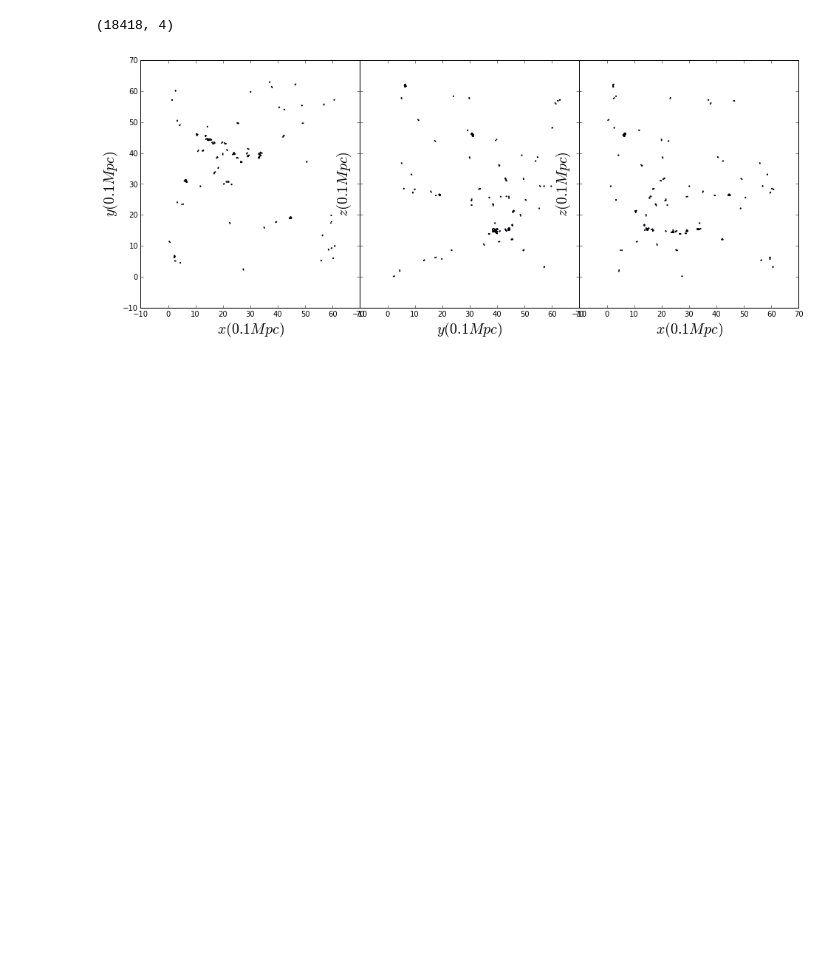
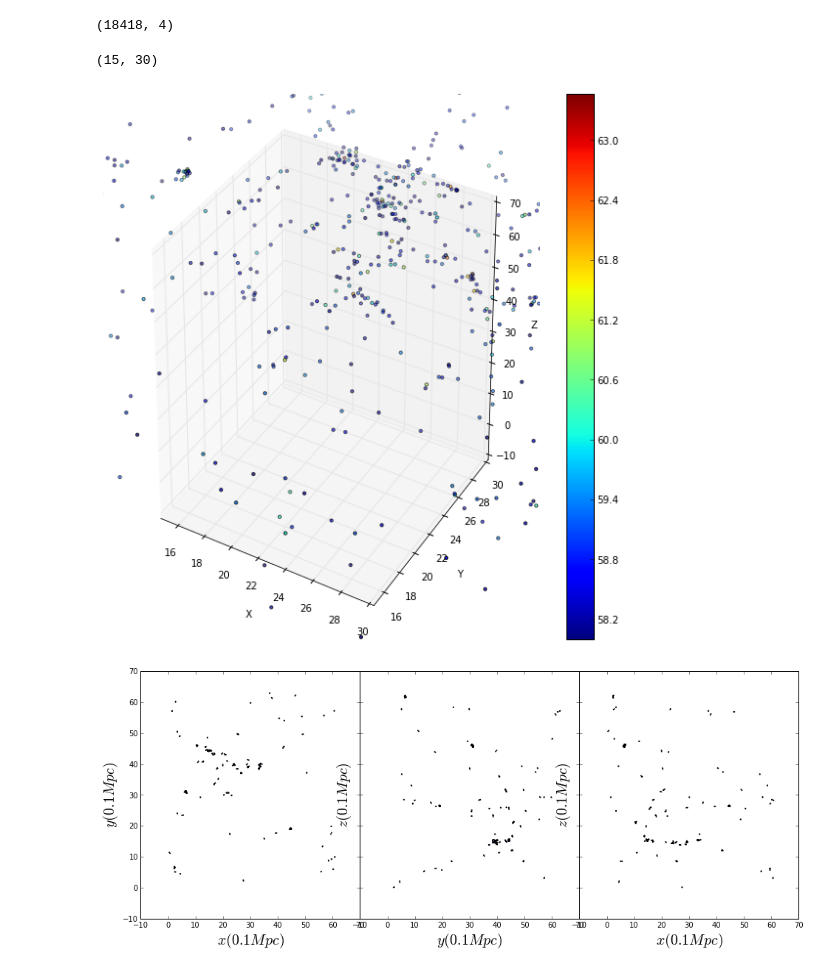
Before and after one commit to jngaravitoc/DwarfAssociations, a Jupyter notebook: code/associations.ipynb, the cells around one changed output. Cells and saved outputs as stored; diff of their text form; code cells hidden in the pictures; blank space fills up the shorter version.

```diff
--- a/code/associations.ipynb
+++ b/code/associations.ipynb
@@ -23,8 +21,23 @@ index = where(U>58)
 # %%
+index = where(U>58)
+
 x = x[index]
 y = y[index]
 z = z[index]
-u = u[index]
+U = U[index]
+# %%
+fig=plt.figure()
+ax=fig.add_subplot(111,projection='3d')
+b=ax.scatter(x,y,z,c=U, s=10.)
+plt.colorbar(b)
+ax.set_xlabel('X')
+ax.set_ylabel('Y')
+ax.set_zlabel('Z')
+ax.set_xlim(15, 30)
+ax.set_ylim(15, 30)
+# %% [output]
+(15, 30)
+[figure, added]
 # %%
 def associations_groups(x, y, z, eps):
     f = open("../data/Associations/associations"+ str(eps) +".dat", "w")
```
Also changed, not shown: parts of 4 cells of this notebook.
